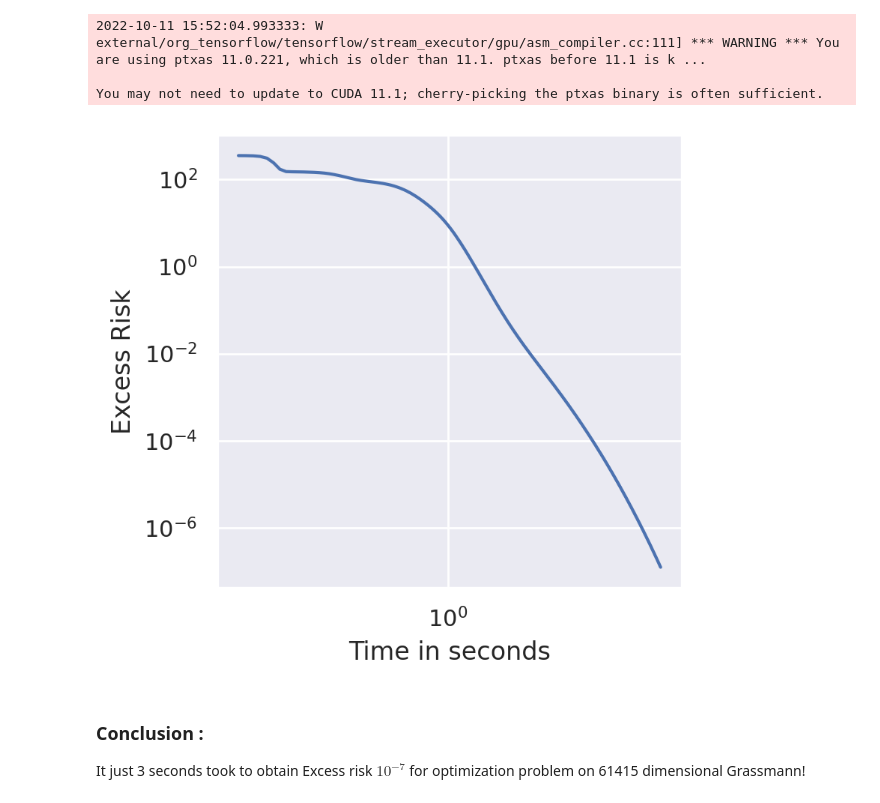
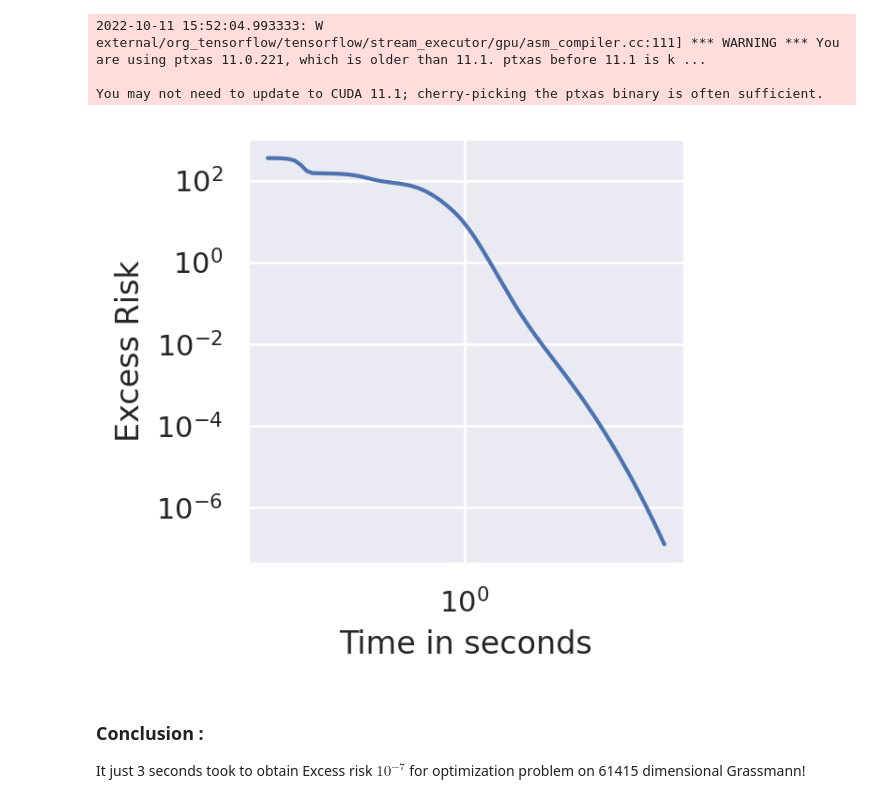
Before and after one commit to SaitejaUtpala/rieoptax, a Jupyter notebook: notebooks/PCAonGrassmann.ipynb, the cells around one changed output. Cells and saved outputs as stored; diff of their text form; code cells hidden in the pictures.

Commit message:
reduce size of figure

```diff
--- a/notebooks/PCAonGrassmann.ipynb
+++ b/notebooks/PCAonGrassmann.ipynb
@@ -196,20 +196,20 @@ You may not need to update to CUDA 11.1; cherry-picking the ptxas binary is ofte
 # %%
 import matplotlib.pyplot as plt
 import seaborn as sns
 
 sns.set(style="ticks")
 sns.set_style("darkgrid")
 
 
-fig, axes = plt.subplots(1, 1, figsize=(4, 4), dpi=200)
+fig, axes = plt.subplots(1, 1, figsize=(3, 3), dpi=200)
 axes.plot(jnp.asarray(rieoptax_time),  jnp.asarray(rieoptax_loss) - jnp.asarray(minimum_loss))
 axes.set_yscale("log")
 axes.set_xscale("log")
 axes.set_ylabel("Excess Risk")
 axes.set_xlabel("Time in seconds")
 plt.show()
 # %% [output]
-[figure, old version]
+[figure, new version]
 # %% [markdown]
 ### Conclusion :
 
```
